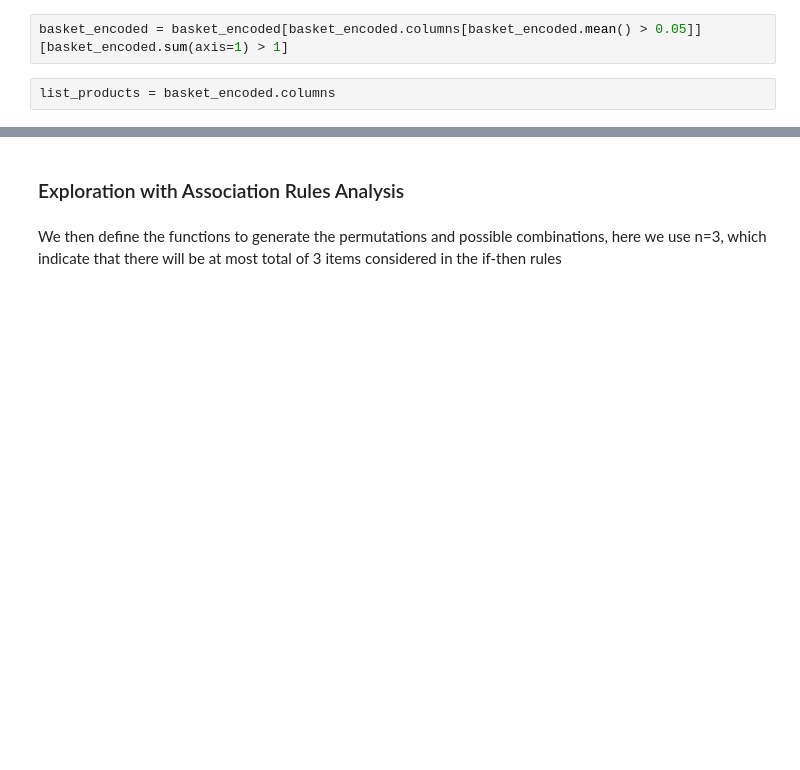
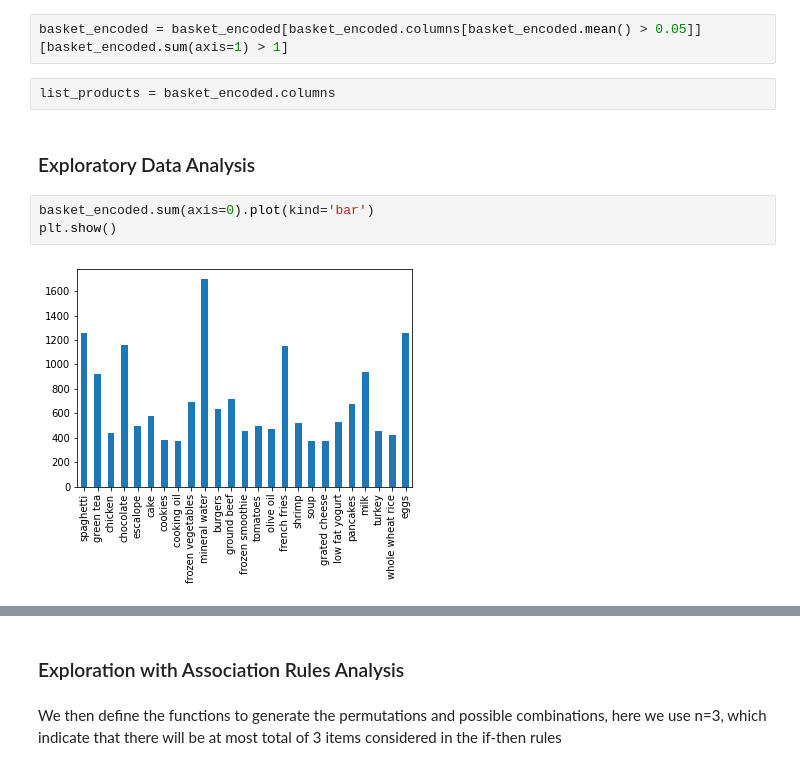
Before and after one commit to indekkusu-era/market-basket-association-rules, a Jupyter notebook: basket_playground.ipynb, the cells around one changed output, grey strips where cells are left out. Cells and saved outputs as stored; diff of their text form; blank space fills up the shorter version.

```diff
--- a/basket_playground.ipynb
+++ b/basket_playground.ipynb
@@ -76,3 +76,10 @@ We then choose only some specific items for simplicity, for this, we choose the
 basket_encoded = basket_encoded[basket_encoded.columns[basket_encoded.mean() > 0.05]][basket_encoded.sum(axis=1) > 1]
 # %%
 list_products = basket_encoded.columns
+# %% [markdown]
+### Exploratory Data Analysis
+# %%
+basket_encoded.sum(axis=0).plot(kind='bar')
+plt.show()
+# %% [output]
+[figure, added]
```
Also changed, not shown: parts of 9 cells of this notebook.
